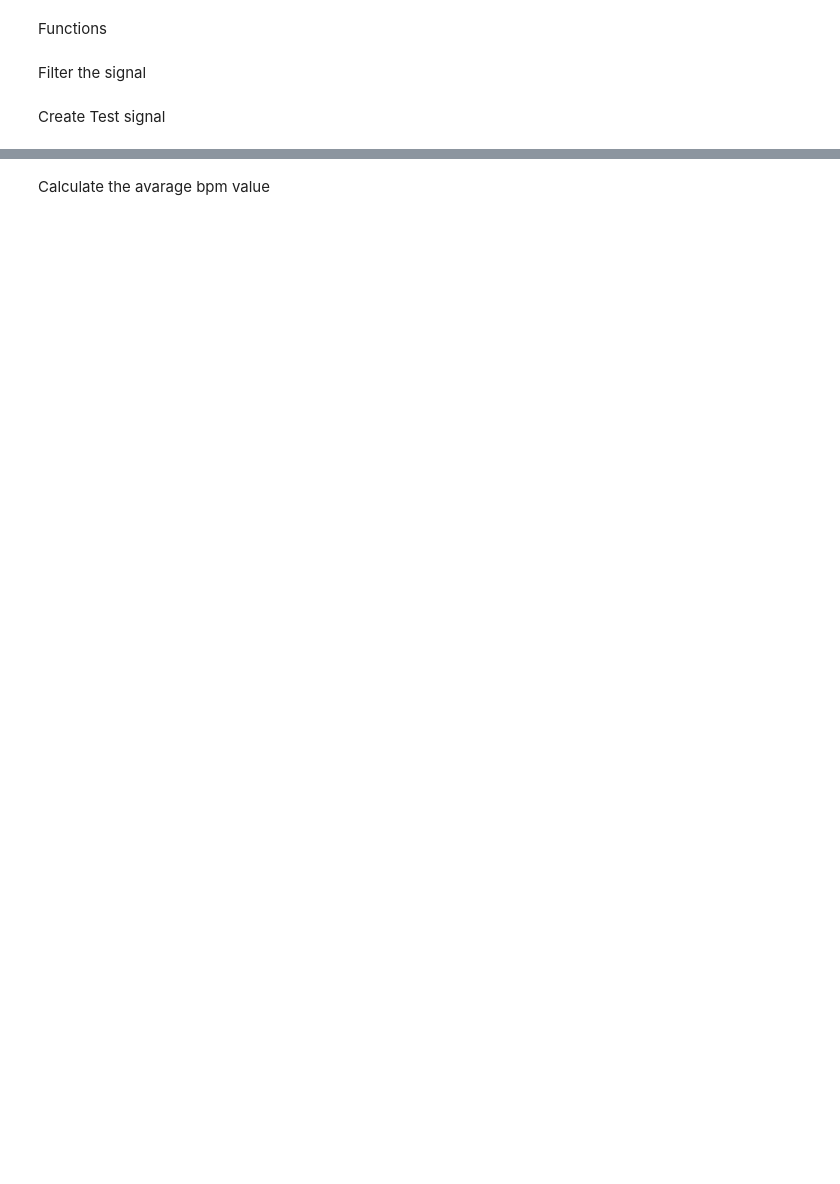
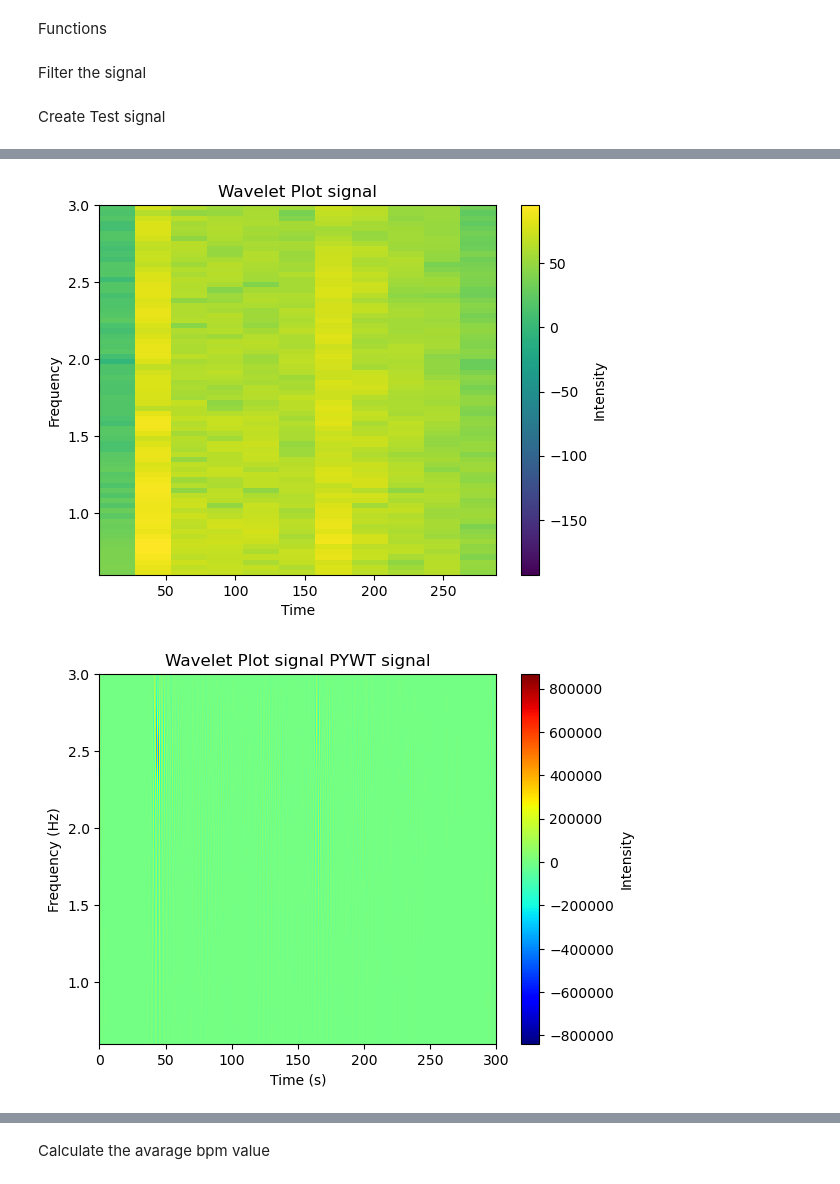
Before and after one commit to heden1/Heart-Rate-Estimation, a Jupyter notebook: groupXX_PPGHR.ipynb, the cells around one changed output, grey strips where cells are left out. Drawn from its saved outputs; the diff is of its cells as text; code cells hidden in the pictures; blank space fills up the shorter version.

```diff
--- a/groupXX_PPGHR.ipynb
+++ b/groupXX_PPGHR.ipynb
@@ -243,0 +261,46 @@ plot_signal(shown_IMU, 'IMU', 'Amplitude', 128)
+# %%
+import pywt
+
+plt.figure()
+plt.specgram(signal_filtered[:128*30*10], Fs=sampling_rate, NFFT=int(30 * sampling_rate), noverlap=int(4 * sampling_rate))
+plt.xlabel('Time')
+plt.ylabel('Frequency')
+plt.title('Wavelet Plot signal')
+plt.colorbar(label='Intensity')
+plt.ylim(0.6, 3)
+# Define the signal and its parameters
+signal = signal_filtered[:128*30*10]
+sampling_rate = 128
+frequency_range = (0.6, 3)
+
+# Perform continuous wavelet transform
+coefficients, frequencies = pywt.cwt(signal, range(int(frequency_range[0]*sampling_rate), int(frequency_range[1]*sampling_rate)), 'morl')
+
+# Plot the wavelet coefficients
+plt.figure()
+plt.imshow(coefficients, aspect='auto', cmap='jet', extent=[0, len(signal)/sampling_rate, frequency_range[0], frequency_range[1]])
+plt.colorbar(label='Intensity')
+plt.xlabel('Time (s)')
+plt.ylabel('Frequency (Hz)')
+plt.title('Wavelet Plot signal PYWT signal')
+plt.show()
+
+
+plt.figure()
+plt.specgram(shown_signal_filtered, Fs=sampling_rate, NFFT=256, noverlap=128)
+plt.xlabel('Time')
+plt.ylabel('Frequency')
+plt.title('Wavelet Plot signal')
+plt.colorbar(label='Intensity')
+plt.show()
+
+plt.figure()
+plt.specgram(shown_IMU[:,2], Fs=sampling_rate, NFFT=256, noverlap=128)
+plt.xlabel('Time')
+plt.ylabel('Frequency')
+plt.title('Wavelet Plot IMU Z')
+plt.colorbar(label='Intensity')
+plt.show()
+# %% [output]
+[figure, added]
+[figure, added]
```
Also changed, not shown: parts of 19 cells of this notebook, 6 other files.
